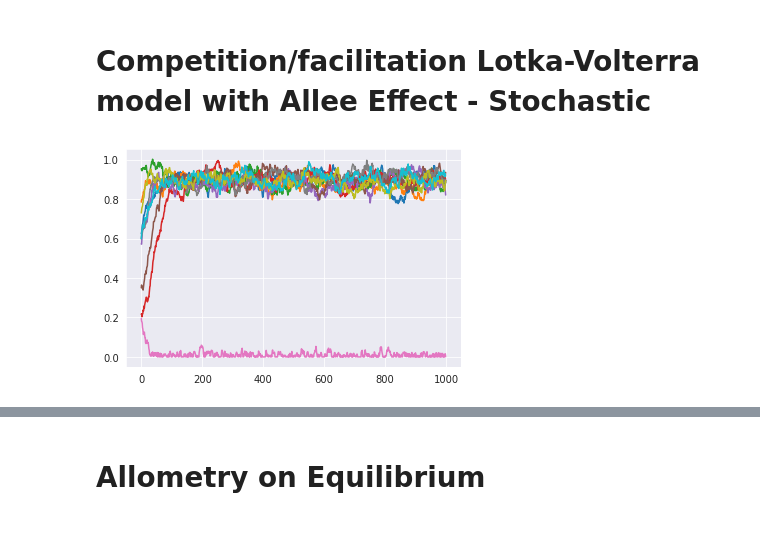
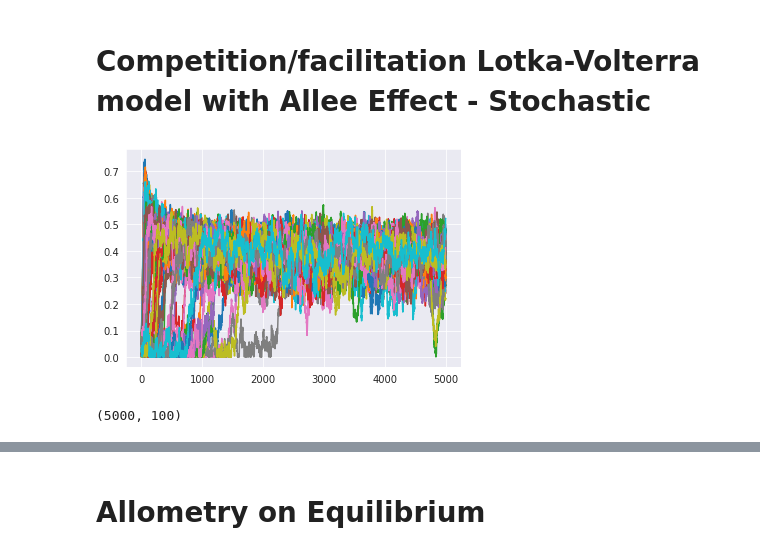
Before and after one commit to denisecammarota/qbio2021, a Jupyter notebook: Denise_Submodels_on_gLV_with_Allee.ipynb, the cells around one changed output, grey strips where cells are left out. Drawn from its saved outputs; the diff is of its cells as text; code cells hidden in the pictures.

```diff
--- a/Denise_Submodels_on_gLV_with_Allee.ipynb
+++ b/Denise_Submodels_on_gLV_with_Allee.ipynb
@@ -234,12 +252,11 @@ def completeLV(t, X, K, A, C, b, m):
     X[X < 1e-9] = 0.
     return (X * b) * ((K - (A @ X))/K )*(X/(X+C)) - m * X
 # %%
-aux_N = 10
+aux_N = 100
 aux_K = np.ones(aux_N)*5 #between 5 and 6
-aux_C = np.ones(aux_N)*(0.01)
+aux_C = np.ones(aux_N)*(0.04)
 aux_b = np.ones(aux_N)*0.4 #between 0.1 and 0.3
 aux_m = np.ones(aux_N)*0.3 #between 0 and 0.1
 aux_A = np.zeros((aux_N, aux_N)) + 0.02
 aux_A += np.diag(np.ones(aux_N)) -np.diag(aux_A.diagonal())
-sigma = 1e-3
 #completeLV_gaussian(t=0, X=np.ones(aux_N), K=aux_K, A=aux_A, C=aux_C, b=aux_b, m=aux_m,sigma=sigma)
@@ -246,5 +266,5 @@ sigma = 1e-3
 # %%
-sol = intg.solve_ivp(fun=completeLV_2, t_span=(0., 1e3), method="Radau", y0=rng.uniform(size=aux_N), args=(aux_K, aux_A, aux_C, aux_b, aux_m))
+sol = intg.solve_ivp(fun=completeLV, t_span=(0., 1e3), method="Radau", y0=rng.uniform(0.01,0.05,size=aux_N), args=(aux_K, aux_A, aux_C, aux_b, aux_m))
 # %%
 fig, ax = plt.subplots()
 
@@ -258,0 +281,26 @@ Text(0, 0.5, 'Abundances')
+# %%
+C_values = np.linspace(0.01,0.03,10)
+supper_mean1 = []
+supper_std1 = []
+slower_mean1 = []
+slower_std1 = []
+n_trials = 1
+for i in C_values:
+  tmp_upper = []
+  tmp_lower = []
+  for j in range(n_trials):
+    aux_C = np.ones(aux_N)*(i)
+    sol = intg.solve_ivp(fun=completeLV, t_span=(0., 1e3), method="Radau", y0=rng.uniform(0.02,0.06,size=aux_N), args=(aux_K, aux_A, aux_C, aux_b, aux_m))
+    final_state = sol['y']
+    final_state = final_state[:,-1]
+    final_state_upper = final_state[final_state>=0.5]
+    final_state_lower = final_state[1e-3<=final_state]
+    final_state_lower = final_state_lower[final_state_lower<0.5]
+    species_upper = final_state_upper.shape[0]
+    species_lower = final_state_lower.shape[0]
+    tmp_upper.append(species_upper)
+    tmp_lower.append(species_lower)
+  supper_mean1.append(np.mean(tmp_upper))
+  supper_std1.append(np.std(tmp_upper))
+  slower_mean1.append(np.mean(tmp_lower))
+  slower_std1.append(np.std(tmp_lower))
@@ -263,28 +321,31 @@ def completeLV_2(X,t, K, A, C, b, m):
     X[X < 1e-9] = 0.
     return (X * b) * ((K - (A @ X))/K )*(X/(X+C)) - m * X
 # %%
-aux_N = 10
+aux_N = 100
 aux_K = np.ones(aux_N)*5 #between 5 and 6
-aux_C = np.ones(aux_N)*(0.05)
+aux_C = np.ones(aux_N)*(0.01)
 aux_b = np.ones(aux_N)*0.4 #between 0.1 and 0.3
 aux_m = np.ones(aux_N)*0.3 #between 0 and 0.1
 aux_A = np.zeros((aux_N, aux_N)) + 0.02
 aux_A += np.diag(np.ones(aux_N)) -np.diag(aux_A.diagonal())
 # %%
 from scipy.integrate import odeint
-time = np.linspace(0,1e3,int(1e3))
+aux_C = np.ones(aux_N)*(0.01)
+time = np.linspace(0,5e3,int(5e3))
 total_sol = np.zeros((time.shape[0],aux_N))
 sigma = 1e-2
-y0 = rng.uniform(size=aux_N)
+y0 = rng.uniform(0.02,0.06,size=aux_N)
 total_sol[0] = y0
 for i in range(time.shape[0]-1):
   tmp_time = time[i:i+2]
   tmp_sol = odeint(completeLV_2,y0,tmp_time, args=(aux_K, aux_A, aux_C, aux_b, aux_m))
   tmp_sol[-1] += rng.normal(0,sigma,tmp_sol[-1].shape)
   total_sol[i+1] = tmp_sol[-1]
-  total_sol[total_sol<1e-4] = 1e-4
+  total_sol[total_sol<1e-3] = 1e-3
   y0 = tmp_sol[-1]
 plt.plot(total_sol)
 plt.show()
+print(total_sol.shape)
 # %% [output]
-[figure, old version]
+[figure, new version]
+(5000, 100)
```
Also changed, not shown: parts of 18 cells of this notebook.
